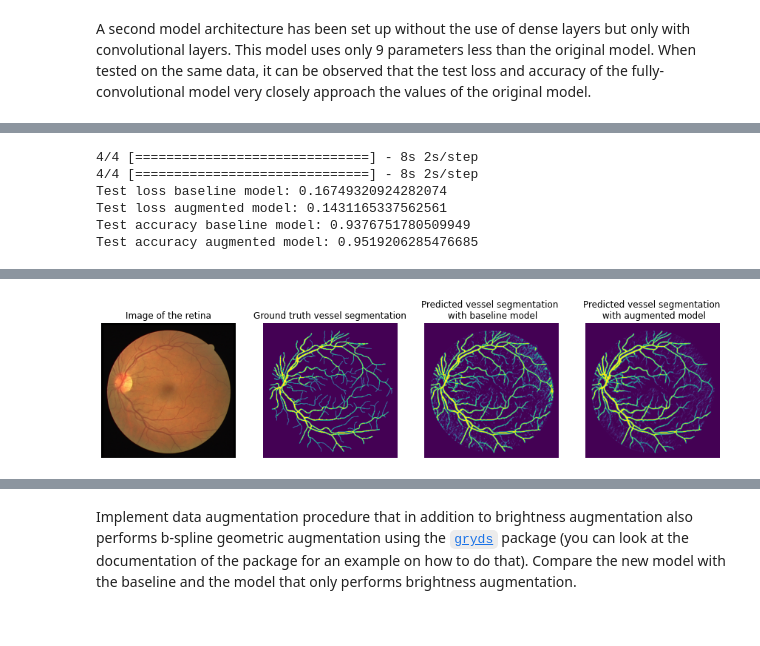
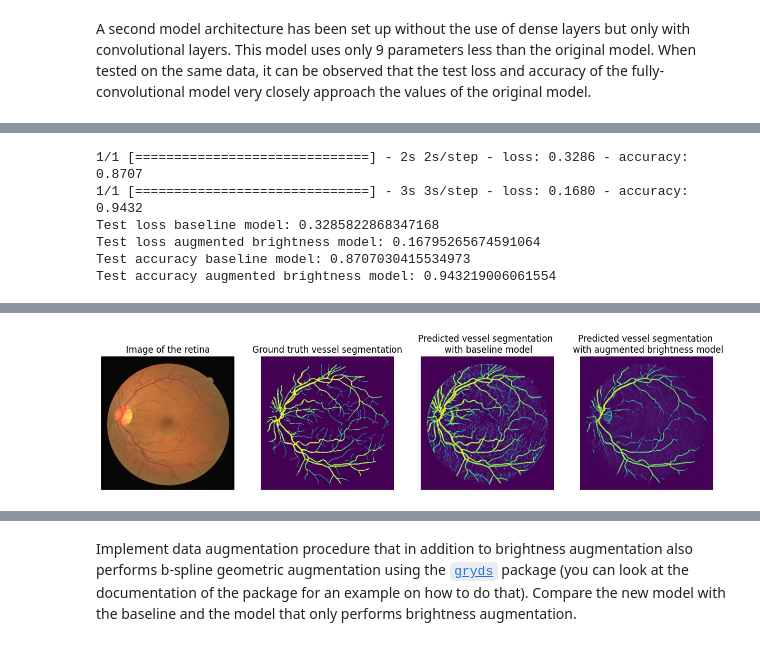
Before and after one commit to MartvStraten/8dm50-machine-learning, a Jupyter notebook: practicals/week_4.ipynb, the cells around one changed output, grey strips where cells are left out. Cells and saved outputs as stored; diff of their text form; code cells hidden in the pictures.

```diff
--- a/practicals/week_4.ipynb
+++ b/practicals/week_4.ipynb
@@ -335,7 +329,7 @@ test_images, test_masks, test_segmentations = preprocessing(test_images, test_ma
                                                             desired_shape=(584, 584))
 
 # use a single image to evaluate
-X_test, y_test = np.expand_dims(test_images[0], axis=0), np.expand_dims(test_masks[0], axis=0)
+X_test, Y_test = np.expand_dims(test_images[0], axis=0), np.expand_dims(test_masks[0], axis=0)
 
 # predict test samples
 test_prediction = model.predict(X_test, batch_size=4)
@@ -504,32 +505,15 @@ Implement random brightness augmentation of the image data by adding a random of
 # %%
-# use a single training image, to better demonstrate the effects of data augmentation
-X_train, y_train = np.expand_dims(train_images[0], axis=0), np.expand_dims(train_segmentations[0], axis=0)
+# Initialize model
+model_brightness = unet(input_shape=(None, None, 3), depth=depth, channels=channels, batchnorm=use_batchnorm)
 
-# hyperparameters
-depth = 3
-channels = 32
-use_batchnorm = True
-batch_size = 64
-epochs = 25
-steps_per_epoch = int(np.ceil((patches_per_im * len(train_images)) / batch_size))
+# Compile the model
+model_brightness.compile(loss='binary_crossentropy', optimizer=Adam(), metrics=['accuracy'])
 
-# work with 32x32 patches
-patch_size = (32, 32)
-
-# 200 patches per image
-patches_per_im = 200
-
-# initialize model
-model_augmented = unet(input_shape=(None, None, 3), depth=depth, channels=channels, batchnorm=use_batchnorm)
-
-# compile the model
-model_augmented.compile(loss='binary_crossentropy', optimizer=Adam(), metrics=['accuracy'])
-
-# stop the training if the validation loss does not increase for 15 consecutive epochs
+# Stop the training if the validation loss does not increase for 15 consecutive epochs
 early_stopping_augmented = EarlyStopping(monitor='val_loss', patience=15, restore_best_weights=True)
 
-# train the model with the data generator, and save the training history
-history_augmented = model_augmented.fit_generator(datagenerator(X_train, y_train, patch_size, patches_per_im, batch_size, augment=True, prob_augment=0.25),
+# The data augmentation is directly applied via the data generator
+history_augmented = model_brightness.fit(datagenerator(X_train, Y_train, patch_size, patches_per_im, batch_size, augment=True, brightness=True, bspline=False),
                               validation_data=(val_images, val_segmentations),
                               steps_per_epoch=steps_per_epoch, epochs=epochs, verbose=1,
                               callbacks=[early_stopping_augmented])
@@ -554,23 +538,22 @@ Epoch 25/25
 # %%
 score_baseline = model.evaluate(val_images, val_segmentations, verbose=1)
-score_augmented = model_augmented.evaluate(val_images, val_segmentations, verbose=1)
+score_brightness = model_brightness.evaluate(val_images, val_segmentations, verbose=1)
 
 print('Test loss baseline model:', score_baseline[0])
-print('Test loss augmented model:', score_augmented[0])
+print('Test loss augmented brightness model:', score_brightness[0])
 
 print('Test accuracy baseline model:', score_baseline[1])
-print('Test accuracy augmented model:', score_augmented[1])
+print('Test accuracy augmented brightness model:', score_brightness[1])
 # %% [output]
-4/4 [==============================] - 8s 2s/step
-4/4 [==============================] - 8s 2s/step
-Test loss baseline model: 0.16749320924282074
-Test loss augmented model: 0.1431165337562561
-Test accuracy baseline model: 0.9376751780509949
-Test accuracy augmented model: 0.9519206285476685
+1/1 [==============================] - 2s 2s/step - loss: 0.3286 - accuracy: 0.8707
+1/1 [==============================] - 3s 3s/step - loss: 0.1680 - accuracy: 0.9432
+Test loss baseline model: 0.3285822868347168
+Test loss augmented brightness model: 0.16795265674591064
+Test accuracy baseline model: 0.8707030415534973
+Test accuracy augmented brightness model: 0.943219006061554
 # %%
 # predict test samples
-test_prediction = model.predict(X_test, batch_size=4)
-test_prediction_augmented = model_augmented.predict(X_test, batch_size=4)
+test_prediction_brightness = model_brightness.predict(X_test, batch_size=4)
 
 # visualize the test result
 plt.figure(figsize=(15, 10))
@@ -591,9 +574,9 @@ plt.axis('off')
 plt.imshow(test_prediction[0, :, :, 0])
 
 plt.subplot(1, 4, 4)
-plt.title("Predicted vessel segmentation \n with augmented model")
+plt.title("Predicted vessel segmentation \n with augmented brightness model")
 plt.axis('off')
-plt.imshow(test_prediction_augmented[0, :, :, 0])
+plt.imshow(test_prediction_brightness[0, :, :, 0])
 
 plt.show()
 # %% [output]
@@ -600 +584 @@ plt.show()
-[figure, old version]
+[figure, new version]
```
Also changed, not shown: parts of 20 cells of this notebook.
